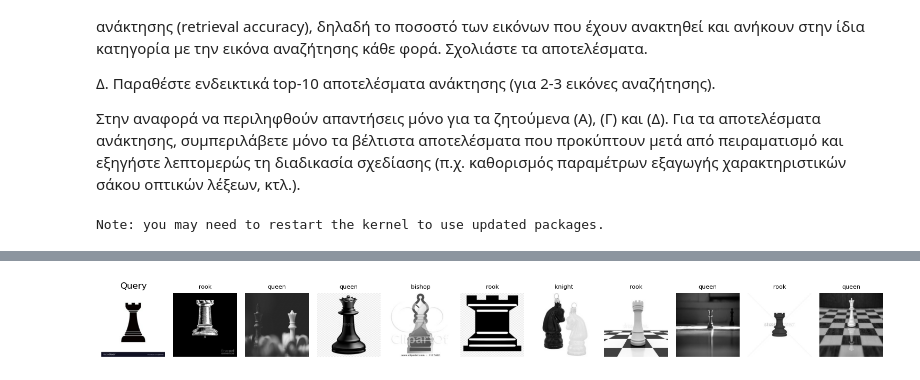
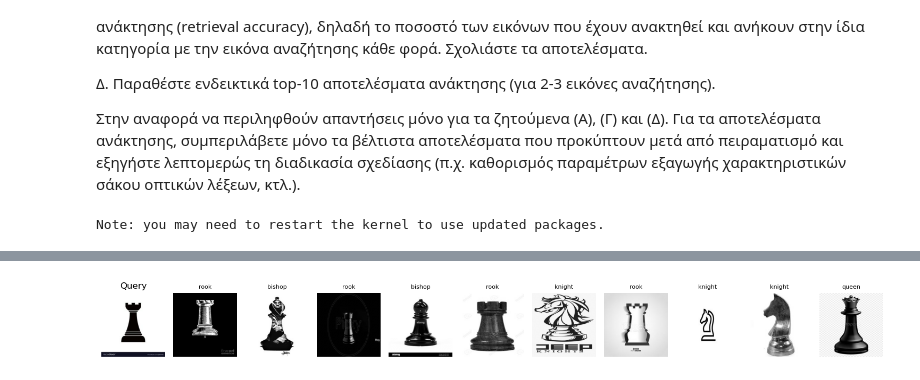
Before and after one commit to KaratziasK/Digital-Image-Processing, a Jupyter notebook: project-2/it2022120/exercise-4.ipynb, the cells around one changed output, grey strips where cells are left out. Cells and saved outputs as stored; diff of their text form; code cells hidden in the pictures.

```diff
--- a/project-2/it2022120/exercise-4.ipynb
+++ b/project-2/it2022120/exercise-4.ipynb
@@ -29,15 +29,15 @@
 # %% [output]
 Note: you may need to restart the kernel to use updated packages.
 # %%
-import cv2
 import os
 import numpy as np
 from skimage.feature import SIFT
 from scipy.spatial.distance import euclidean
 from sklearn.cluster import KMeans
-from scipy.spatial.distance import cdist
 import matplotlib.pyplot as plt
 import pandas as pd
+from skimage.color import rgb2gray
+from skimage.io import imread
 
 dataset_path_bishop = "~/code/semester_6/photo/projects/project-2/instructions/archive-1/bishop_resized"
 dataset_path_knight = "~/code/semester_6/photo/projects/project-2/instructions/archive-1/knight-resize"
@@ -52,10 +52,9 @@ def load_images_and_convert(dataset_path):
     for filename in os.listdir(dataset_path):
         if filename.endswith('.jpg'):
             img_path = os.path.join(dataset_path, filename)
-            img = cv2.imread(img_path, cv2.IMREAD_GRAYSCALE)
-            if img is not None:
-                images.append(img)
-
+            img = imread(img_path)
+            img_gray = rgb2gray(img).astype(np.float32)
+            images.append(img_gray)
     return images
 
 # ==================== Α ====================
@@ -68,22 +67,19 @@ queen_images = load_images_and_convert(dataset_path_queen)
 rook_images = load_images_and_convert(dataset_path_rook)
 print("Ολοκληρώθηκε η φόρτωση εικόνων και η μετατροπή!")
 
-# Όλες οι εικόνες
 all_images = bishop_images + knight_images + pawn_images + queen_images + rook_images
-
-all_descriptors = []
-count_img = 0
 
 # Για κάθε εικόνα εφαρμόζεται ο SIFT αλγόριθμος για εξαγωγή τοπικών χαρακτηριστικών (keypoints, descriptors).
 print("Εξαγωγή χαρακτηριστικών SIFT...")
-for idx, image in enumerate(all_images):
-    count_img += 1
-    sift = cv2.SIFT_create()
+all_descriptors = []
+for image in all_images:
+    sift = SIFT()
     try:
-        keypoints, descriptors = sift.detectAndCompute(image, None)
+        sift.detect_and_extract(image)
+        descriptors = sift.descriptors
         if descriptors is not None and len(descriptors) > 0:
             all_descriptors.append(descriptors)
-    except Exception as e:
+    except:
         continue
 print("Ολοκληρώθηκε η εξαγωγή χαρακτηριστικών SIFT.")
 
@@ -104,11 +100,7 @@ def compute_bovw_histogram(descriptors, kmeans, num_clusters):
     histogram /= (histogram.sum() + 1e-7)
     return histogram
 
-# Δημιουργία BoVW vector για κάθε εικόνα
-bovw_features = []
-for desc in all_descriptors:
-    hist = compute_bovw_histogram(desc, kmeans, num_clusters)
-    bovw_features.append(hist)
+bovw_features = [compute_bovw_histogram(desc, kmeans, num_clusters) for desc in all_descriptors]
 print("Ολοκληρώθηκε η δημιουργία και αποθήκευση των global χαρακτηριστικών.")
 
 # ================== Β =======================
@@ -130,30 +122,23 @@ search_images = [
 search_descriptors = []
 for s_image in search_images:
     img_path = os.path.expanduser(os.path.join(query_path, s_image))
-    img = cv2.imread(img_path, cv2.IMREAD_GRAYSCALE)
-    if img is not None:
-        sift = cv2.SIFT_create()
-        keypoints, descriptors = sift.detectAndCompute(img, None)
-
+    img = rgb2gray(imread(img_path)).astype(np.float32)
+    sift = SIFT()
+    try:
+        sift.detect_and_extract(img)
+        descriptors = sift.descriptors
         if descriptors is not None and len(descriptors) > 0:
             search_descriptors.append(descriptors)
         else:
             print(f"Δεν βρέθηκαν χαρακτηριστικά για την εικόνα: {s_image}")
+    except:
+        print(f"Σφάλμα στην εικόνα {s_image}")
 
-print("Μετατροπή των εικόνων αναζήτησης σε BoVW χαρακτηριστικά...")
-query_bovw_features = []
-for desc in search_descriptors:
-    hist = compute_bovw_histogram(desc, kmeans, num_clusters)
-    query_bovw_features.append(hist)
-print("Ολοκληρώθηκε η μετατροπή των query εικόνων σε BoVW.")
+query_bovw_features = [compute_bovw_histogram(desc, kmeans, num_clusters) for desc in search_descriptors]
 
 print("Υπολογισμός ευκλείδειας απόστασης...")
 def compute_bovw_similarity(query_features, dataset_features):
-    distances = []
-    for q_feat in query_features:
-        dists = [euclidean(q_feat, feat) for feat in dataset_features]
-        distances.append(dists)
-    return distances
+    return [[euclidean(q, d) for d in dataset_features] for q in query_features]
 
 bovw_distances = compute_bovw_similarity(query_bovw_features, bovw_features)
 print("Ολοκληρώθηκε ο υπολογισμός αποστάσεων.")
@@ -162,7 +147,6 @@ print("Ολοκληρώθηκε ο υπολογισμός αποστάσεων."
 print("\nΖητούμενο Γ:")
 print("Υπολογισμός top-10 πιο όμοιων εικόνων για κάθε εικόνα αναζήτησης και ακρίβειας ανάκτησης...")
 
-# Labels για τις εικόνες του dataset
 dataset_labels = (
     ['bishop'] * len(bishop_images) +
     ['knight'] * len(knight_images) +
@@ -171,7 +155,6 @@ dataset_labels = (
     ['rook'] * len(rook_images)
 )
 
-# Labels για τις query εικόνες
 query_labels = []
 for img in search_images:
     if "bishop" in img:
@@ -186,7 +169,6 @@ for img in search_images:
         query_labels.append("rook")
 
 accuracies = []
-
 results = []
 
 for i, dists in enumerate(bovw_distances):
@@ -214,18 +196,13 @@ mean_accuracy = np.mean(accuracies)
 print(f"\nΜέση ακρίβεια ανάκτησης: {mean_accuracy * 100:.2f}%")
 
 # ================== Δ =======================
+def show_query_and_top10(query_index, query_path, search_images, bovw_distances, all_images, dataset_labels):
+    query_image_path = os.path.expanduser(os.path.join(query_path, search_images[query_index]))
+    query_img = imread(query_image_path)
 
-def show_query_and_top10(query_index, query_path, search_images, bovw_distances, all_images, dataset_labels):
-    # Φόρτωση query εικόνας
-    query_image_path = os.path.expanduser(os.path.join(query_path, search_images[query_index]))
-    query_img = cv2.imread(query_image_path)
-    query_img = cv2.cvtColor(query_img, cv2.COLOR_BGR2RGB)
-
-    # Top-10 αποτελέσματα
     dists = bovw_distances[query_index]
     top_10_indices = np.argsort(dists)[:10]
 
-    # Εμφάνιση
     plt.figure(figsize=(15, 2))
     plt.subplot(1, 11, 1)
     plt.imshow(query_img)
@@ -245,9 +222,9 @@ def show_query_and_top10(query_index, query_path, search_images, bovw_distances,
 print("\nΖητούμενο Δ:")
 print("Οπτική παρουσίαση των top-10 αποτελεσμάτων ανάκτησης για 3 εικόνες αναζήτησης.\n")
 
-show_query_and_top10(0, query_path, search_images, bovw_distances, all_images, dataset_labels)  # Queen
-show_query_and_top10(2, query_path, search_images, bovw_distances, all_images, dataset_labels)  # Rook
-show_query_and_top10(6, query_path, search_images, bovw_distances, all_images, dataset_labels)  # Knight
+show_query_and_top10(0, query_path, search_images, bovw_distances, all_images, dataset_labels) # Queen
+show_query_and_top10(2, query_path, search_images, bovw_distances, all_images, dataset_labels) # Rook
+show_query_and_top10(6, query_path, search_images, bovw_distances, all_images, dataset_labels) # Knight
 # %% [output]
 Ζητούμενο Α:
 Φόρτωση εικόνων και μετατροπή τους σε αποχρώσεις του γκρι...
@@ -284 +259 @@ show_query_and_top10(6, query_path, search_images, bovw_distances, all_images, d
-[figure, old version]
+[figure, new version]
```
Also changed, not shown: parts of 2 cells of this notebook, 1 other file.
